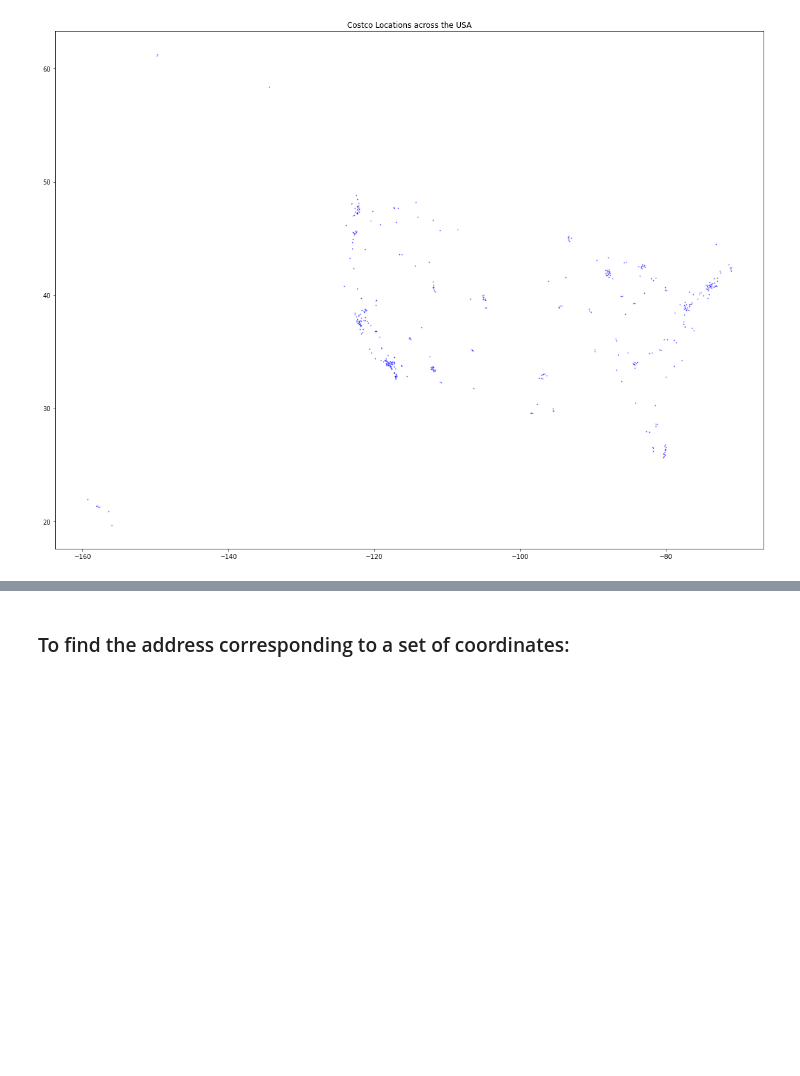
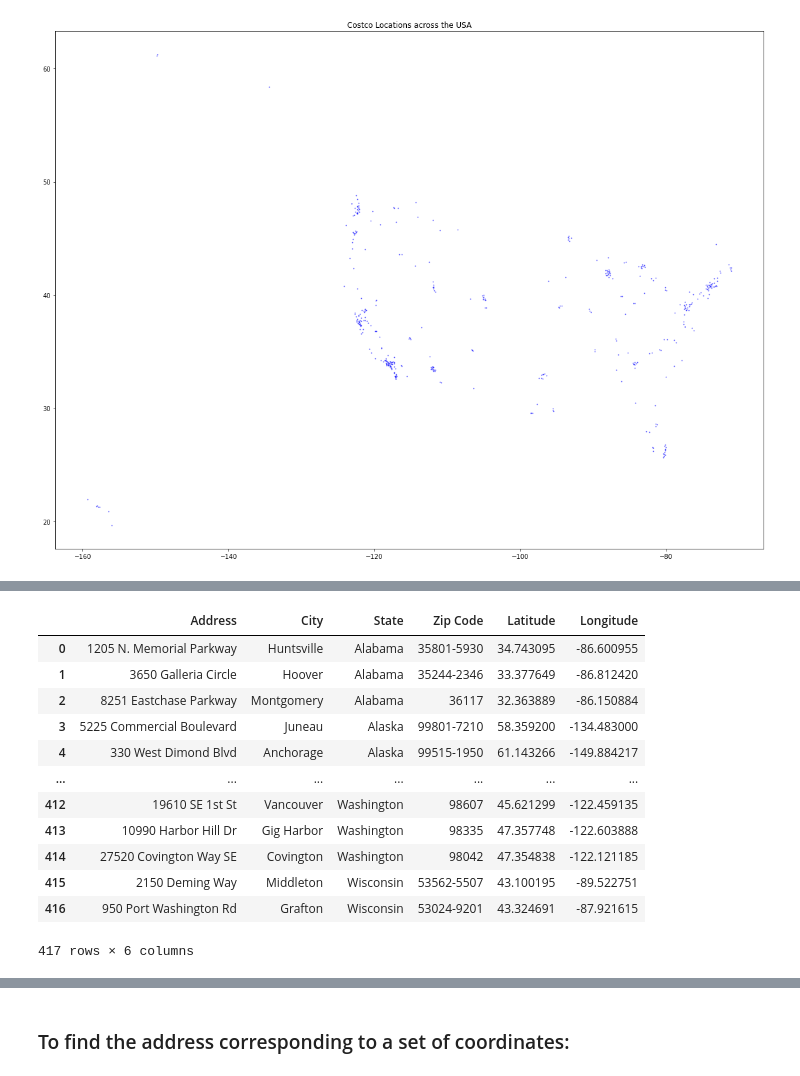
Before and after one commit to samantoz/dsc640-data_presentation, a Jupyter notebook: notebook/ex5.2.ipynb, the cells around one changed output, grey strips where cells are left out. Saved outputs shown, nothing was run; the diff lists cells and outputs as text; code cells hidden in the pictures; blank space fills up the shorter version.

```diff
--- a/notebook/ex5.2.ipynb
+++ b/notebook/ex5.2.ipynb
@@ -127,0 +144,16 @@ plt.show()
+# %%
+costcos
+# %% [output]
+|  | Address | City | State | Zip Code | Latitude | Longitude |
+| 0 | 1205 N. Memorial Parkway | Huntsville | Alabama | 35801-5930 | 34.743095 | -86.600955 |
+| 1 | 3650 Galleria Circle | Hoover | Alabama | 35244-2346 | 33.377649 | -86.812420 |
+| 2 | 8251 Eastchase Parkway | Montgomery | Alabama | 36117 | 32.363889 | -86.150884 |
+| 3 | 5225 Commercial Boulevard | Juneau | Alaska | 99801-7210 | 58.359200 | -134.483000 |
+| 4 | 330 West Dimond Blvd | Anchorage | Alaska | 99515-1950 | 61.143266 | -149.884217 |
+| ... | ... | ... | ... | ... | ... | ... |
+| 412 | 19610 SE 1st St | Vancouver | Washington | 98607 | 45.621299 | -122.459135 |
+| 413 | 10990 Harbor Hill Dr | Gig Harbor | Washington | 98335 | 47.357748 | -122.603888 |
+| 414 | 27520 Covington Way SE | Covington | Washington | 98042 | 47.354838 | -122.121185 |
+| 415 | 2150 Deming Way | Middleton | Wisconsin | 53562-5507 | 43.100195 | -89.522751 |
+| 416 | 950 Port Washington Rd | Grafton | Wisconsin | 53024-9201 | 43.324691 | -87.921615 |
+417 rows × 6 columns
```
Also changed, not shown: parts of 4 cells of this notebook, 2 other files.
